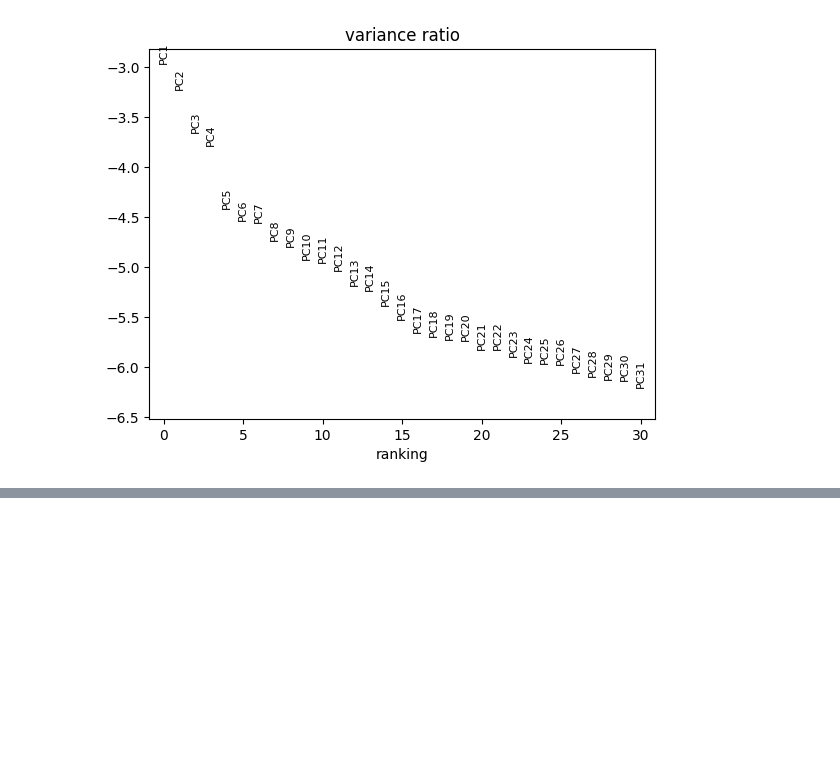
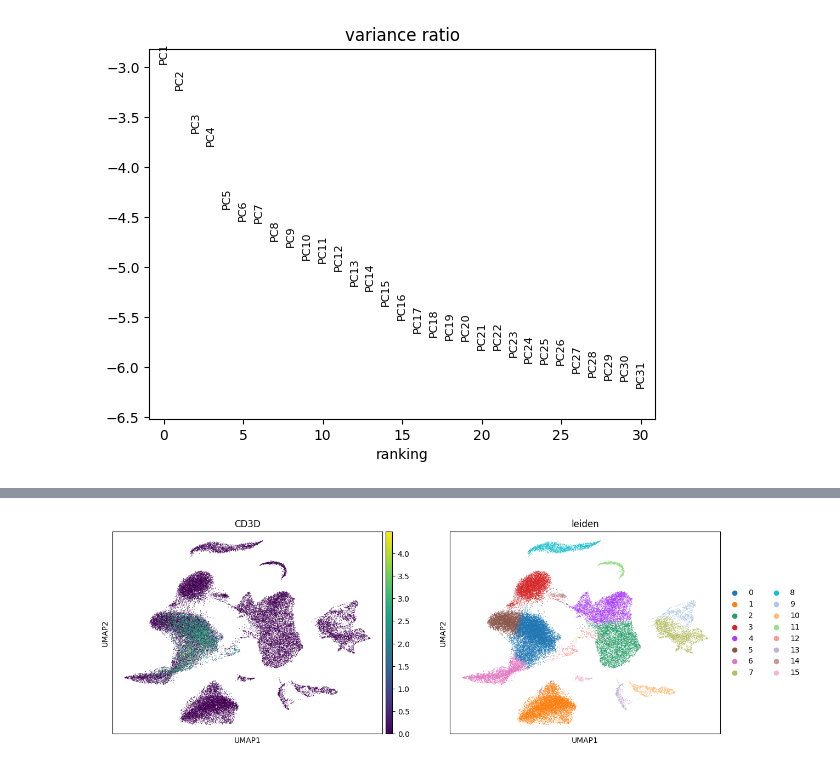
Before and after one commit to boeun02/scRNA-seq-Cancer-Immunology-Analysis, a Jupyter notebook: phase1_scrna/01_geo_pipeline.ipynb, the cells around one changed output, grey strips where cells are left out. Saved outputs shown, nothing was run; the diff lists cells and outputs as text; code cells hidden in the pictures; blank space fills up the shorter version.

```diff
--- a/phase1_scrna/01_geo_pipeline.ipynb
+++ b/phase1_scrna/01_geo_pipeline.ipynb
@@ -493,0 +501,4 @@ sc.pl.umap(adata, color='leiden')
+# %%
+sc.pl.umap(adata, color=['CD3D', 'leiden'], ncols=2)
+# %% [output]
+[figure, added]
```
Also changed, not shown: parts of 6 cells of this notebook.
